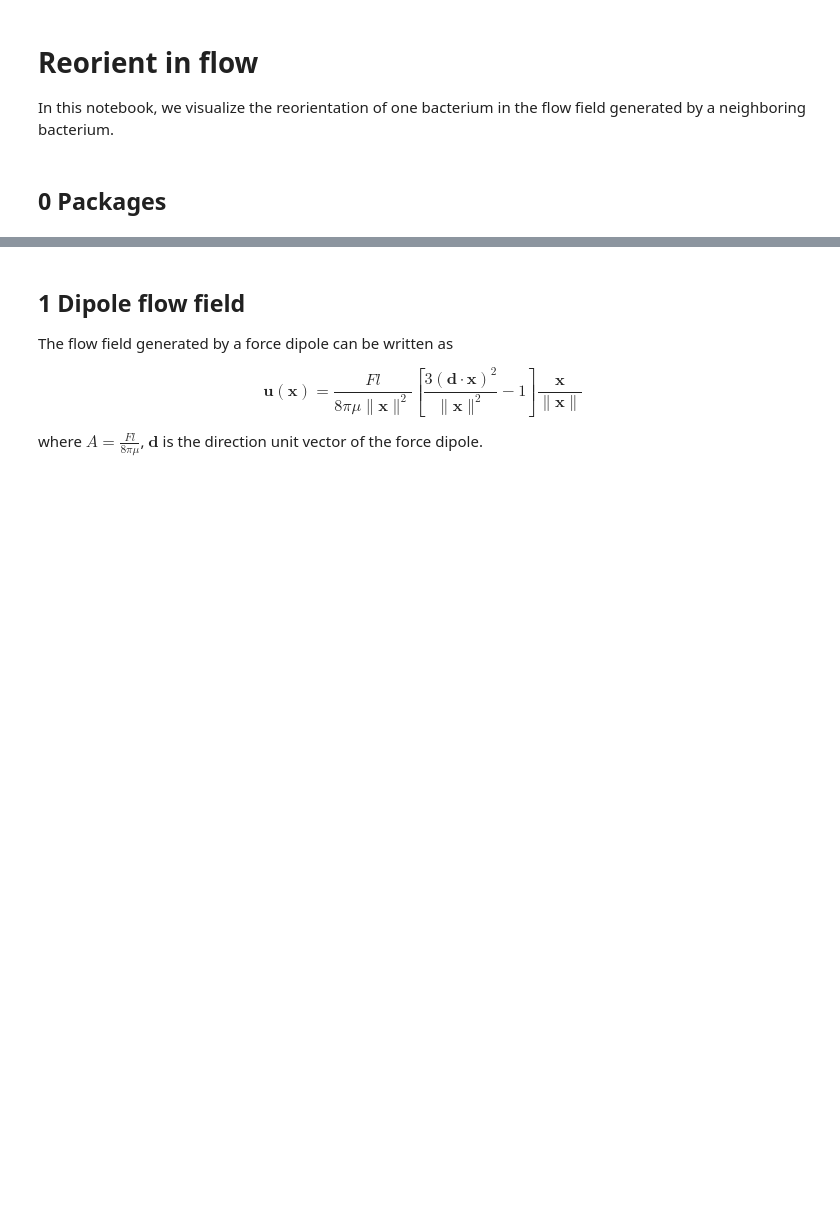
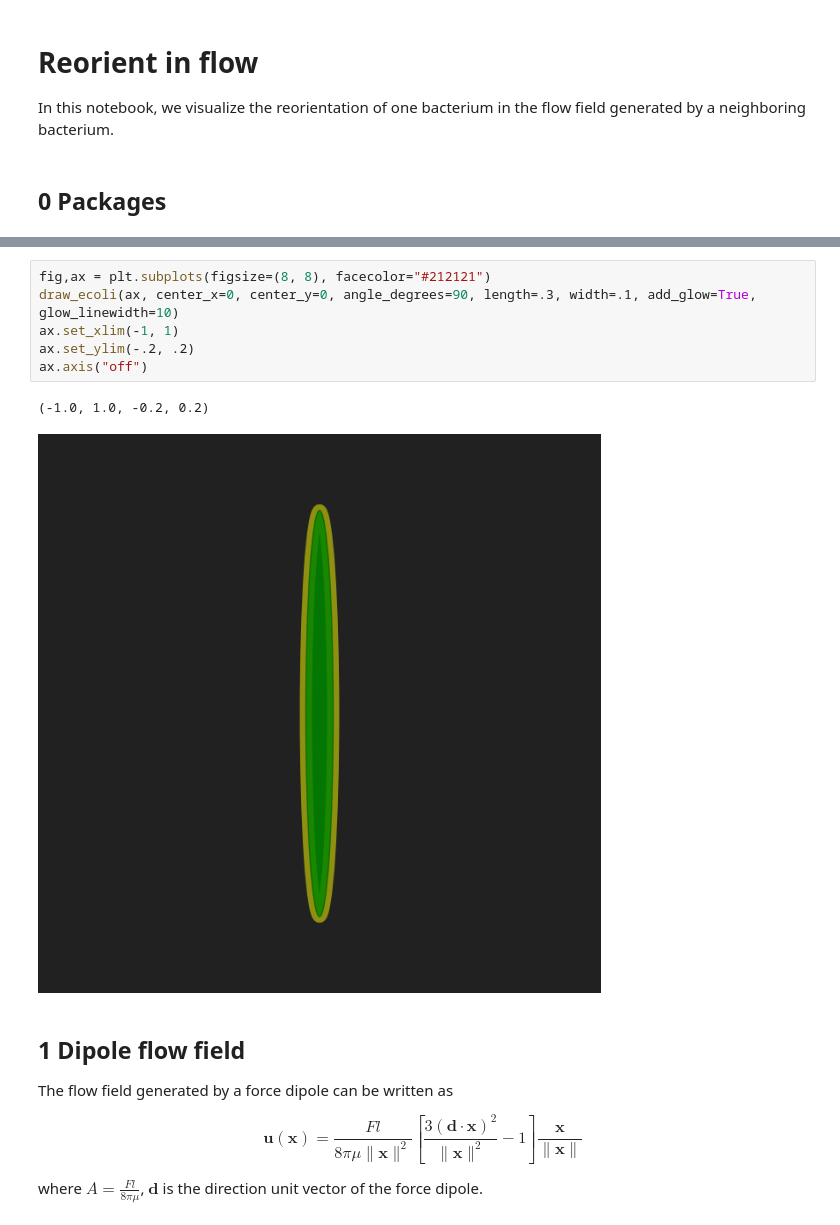
Before and after one commit to ZLoverty/Boralus, a Jupyter notebook: reorient_in_flow.ipynb, the cells around one changed output, grey strips where cells are left out. Cells and saved outputs as stored; diff of their text form; blank space fills up the shorter version.

Commit message:
Visualize flow alignment between bacteria

```diff
--- a/reorient_in_flow.ipynb
+++ b/reorient_in_flow.ipynb
@@ -10,3 +66,12 @@ import matplotlib.pyplot as plt
+# %%
+fig,ax = plt.subplots(figsize=(8, 8), facecolor="#212121")
+draw_ecoli(ax, center_x=0, center_y=0, angle_degrees=90, length=.3, width=.1, add_glow=True, glow_linewidth=10)
+ax.set_xlim(-1, 1)
+ax.set_ylim(-.2, .2)
+ax.axis("off")
+# %% [output]
+(-1.0, 1.0, -0.2, 0.2)
+[figure, added]
 # %% [markdown]
 ## 1 Dipole flow field
 
```
Also changed, not shown: parts of 22 cells of this notebook.
